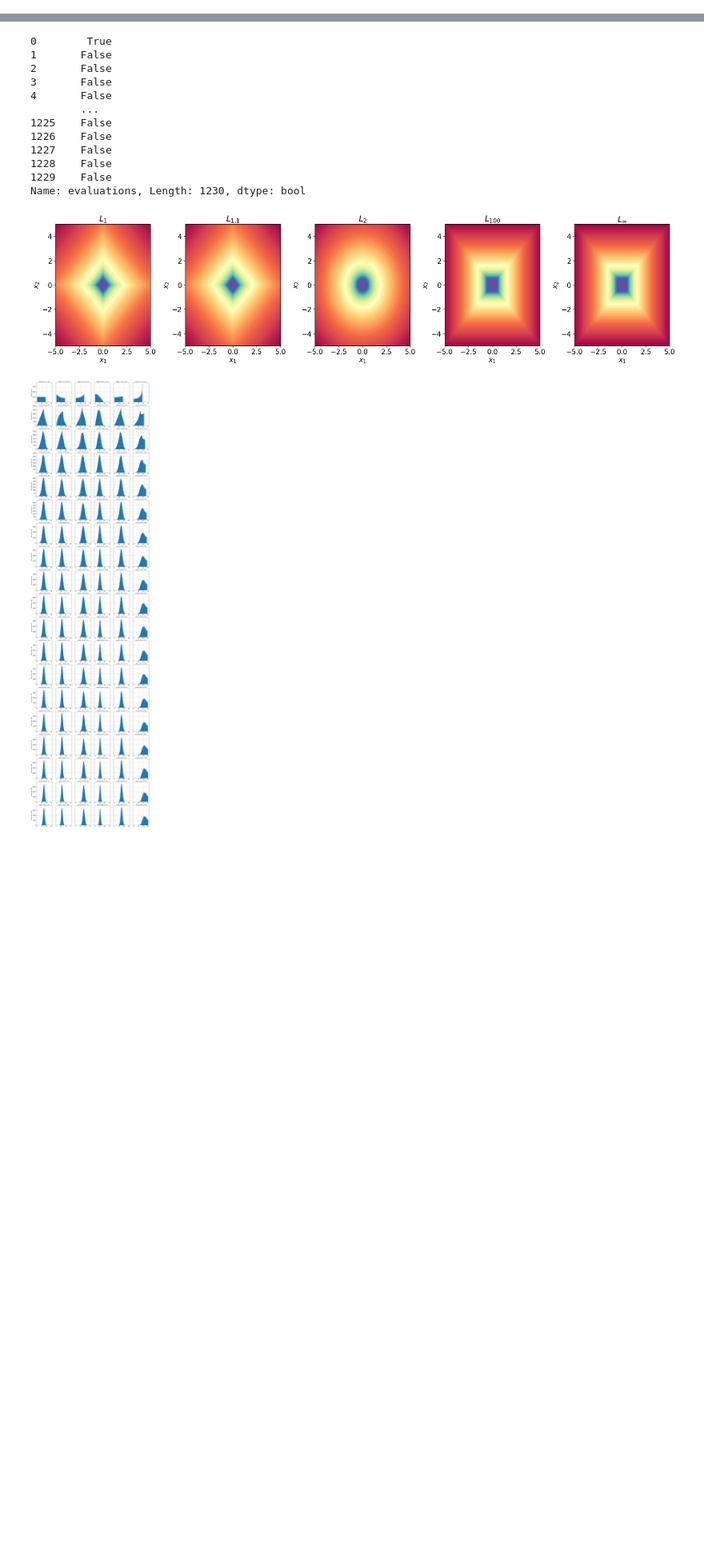
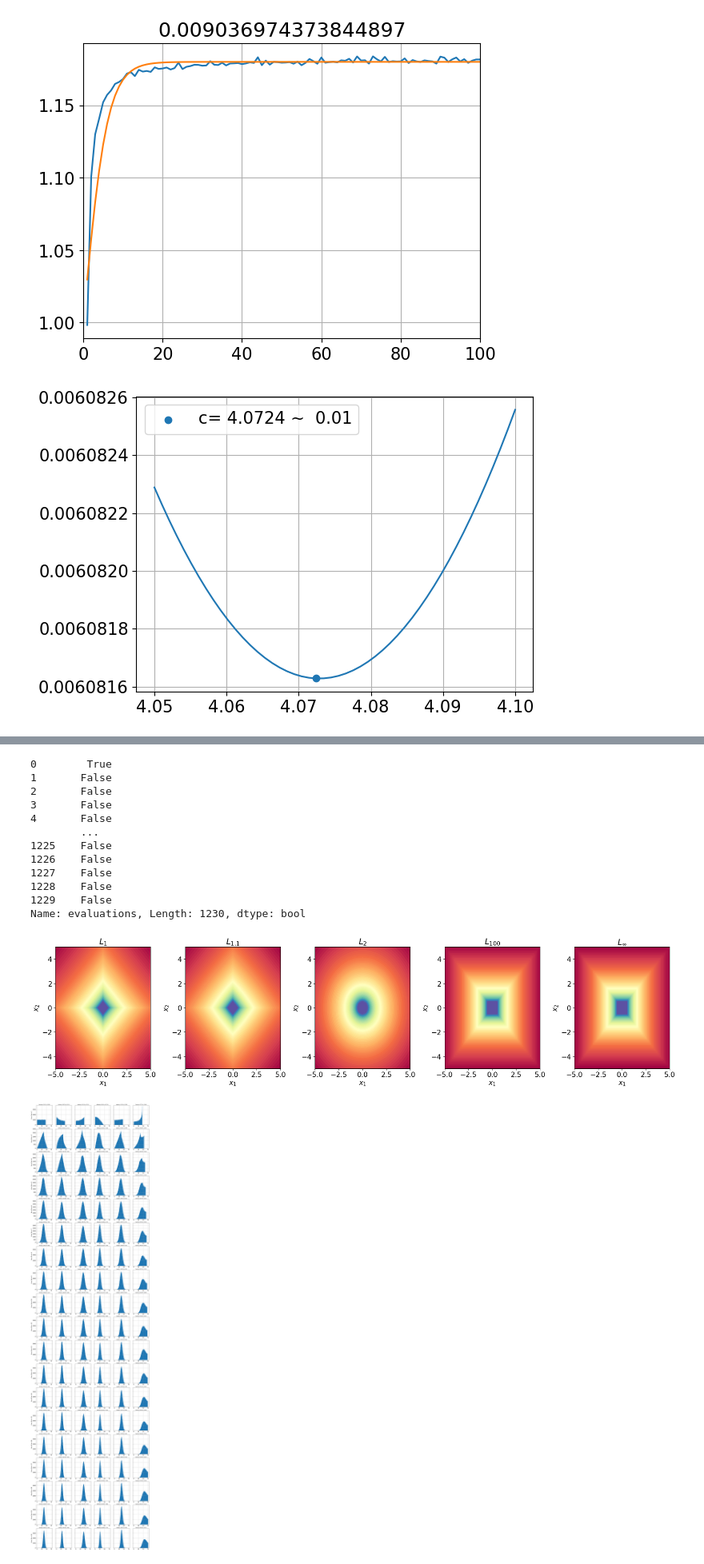
Before and after one commit to jacobdenobel/algorithms, a Jupyter notebook: scripts/samplers.ipynb, the cells around one changed output, grey strips where cells are left out. Shown at 80% size. Saved outputs shown, nothing was run; the diff lists cells and outputs as text; code cells hidden in the pictures; blank space fills up the shorter version.

```diff
--- a/scripts/samplers.ipynb
+++ b/scripts/samplers.ipynb
@@ -32,0 +54,27 @@ plt.grid()
+# %%
+dims = np.asarray(dims)
+plt.plot(dims, ratios)
+c = 6
+y = 1 + 0.18 * np.tanh(dims / c)
+rmse = np.sqrt(np.mean(pow(y - ratios, 2)))
+plt.plot(dims, y)
+plt.title(rmse)
+plt.xlim(0, 100)
+plt.grid()
+
+cs, rmses = [], []
+for c in np.linspace(4.05, 4.1):
+    y = 1 + 0.18 * np.tanh(dims / c)
+    rmse = np.sqrt(np.mean(pow(y - ratios, 2)))
+    cs.append(c)
+    rmses.append(rmse)
+
+plt.figure()
+plt.plot(cs, rmses)
+idx = np.argmin(rmses)
+plt.scatter(cs[idx], rmses[idx], label=f"c={cs[idx]: .4f} ~ {rmses[idx]: .2f}")
+plt.legend()
+plt.grid()
+# %% [output]
+[figure, added]
+[figure, added]
```
Also changed, not shown: parts of 7 cells of this notebook, 7 other files.
